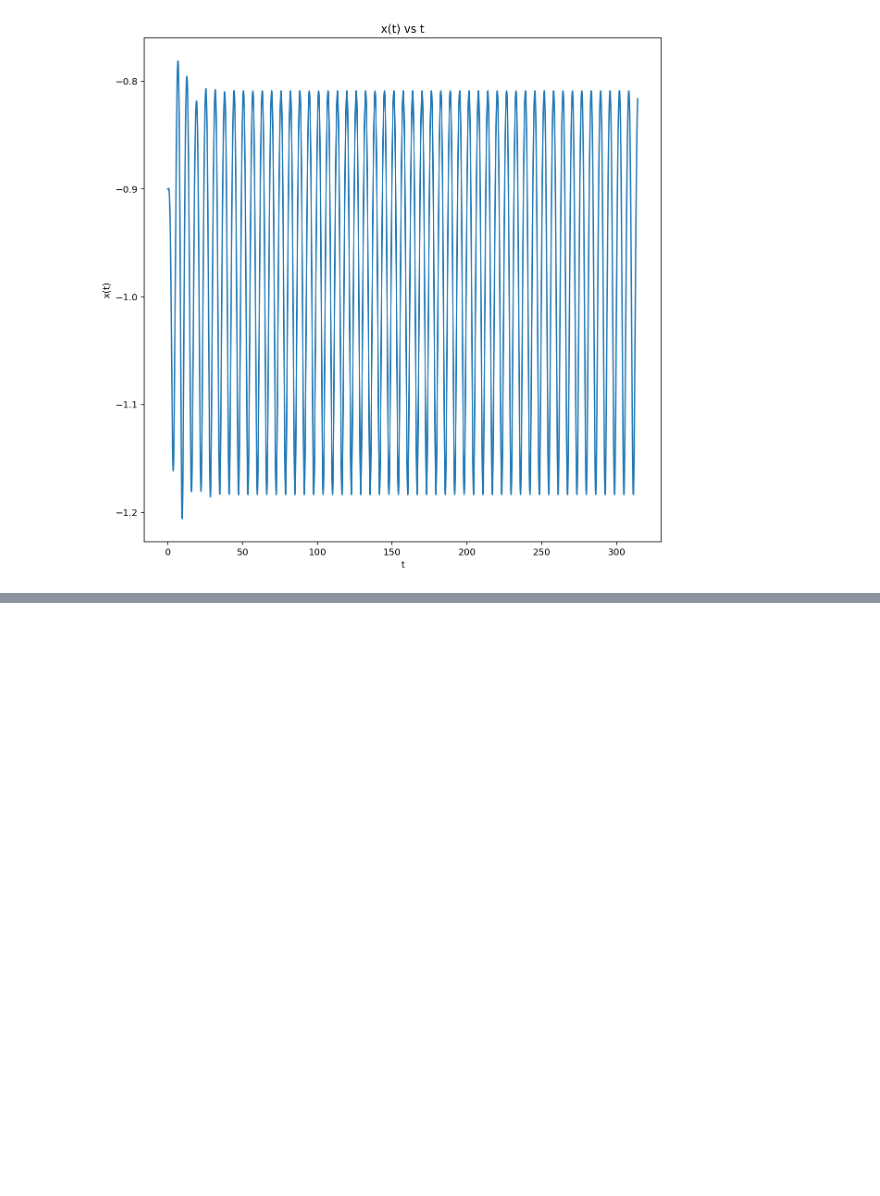
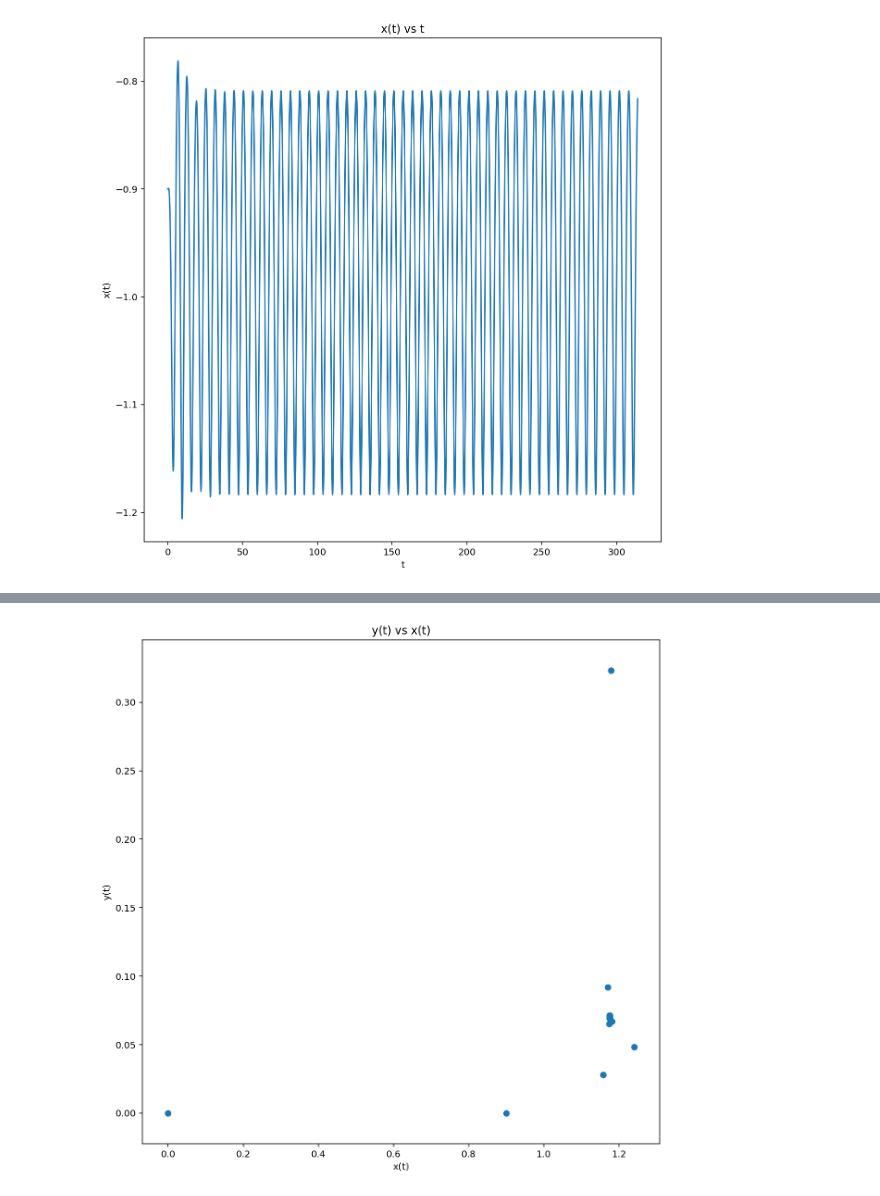
Before and after one commit to chapman-phys220-2018s/cw-12-phys220, a Jupyter notebook: cw12-duffing.ipynb, the cells around one changed output, grey strips where cells are left out. Cells and saved outputs as stored; diff of their text form; code cells hidden in the pictures; blank space fills up the shorter version.

```diff
--- a/cw12-duffing.ipynb
+++ b/cw12-duffing.ipynb
@@ -6,0 +41,4 @@ som.plot_x(-.9,0,.18,314159)
+# %%
+som.plot_parametric(.9,0,.18,50)
+# %% [output]
+[figure, added]
```
Also changed, not shown: parts of 20 cells of this notebook, 1 other file.
